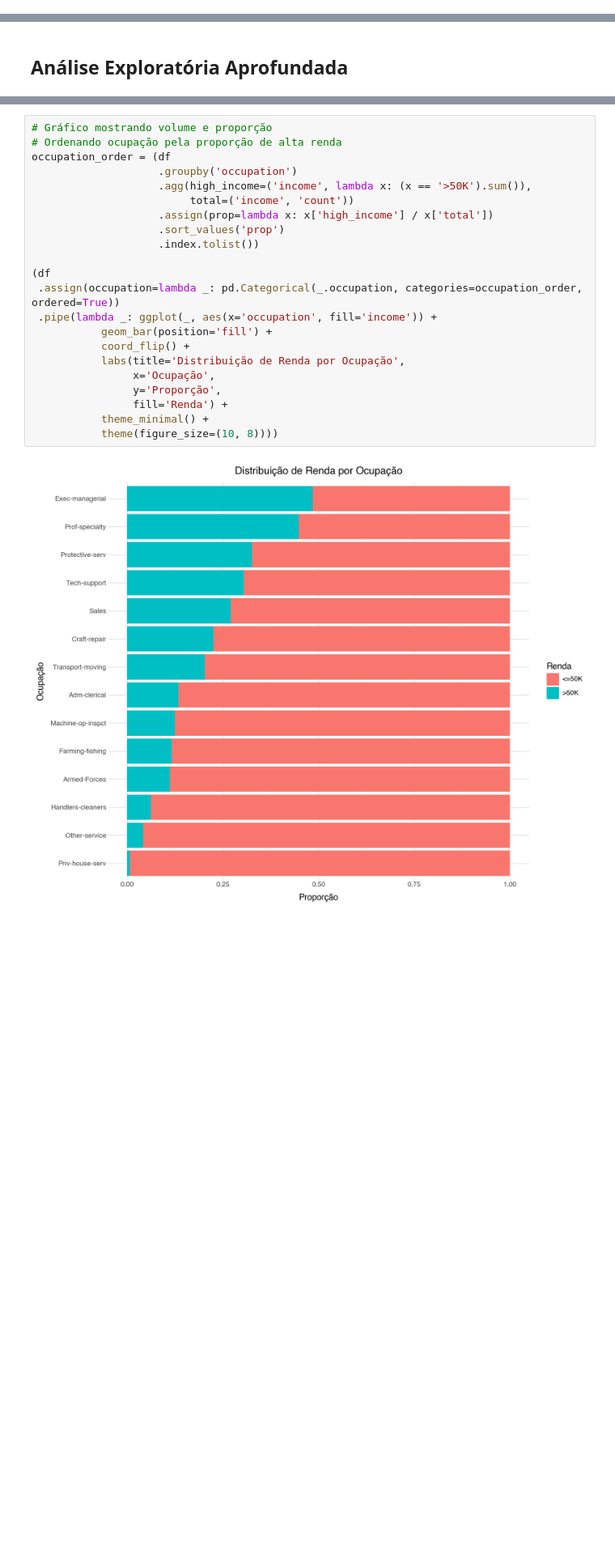
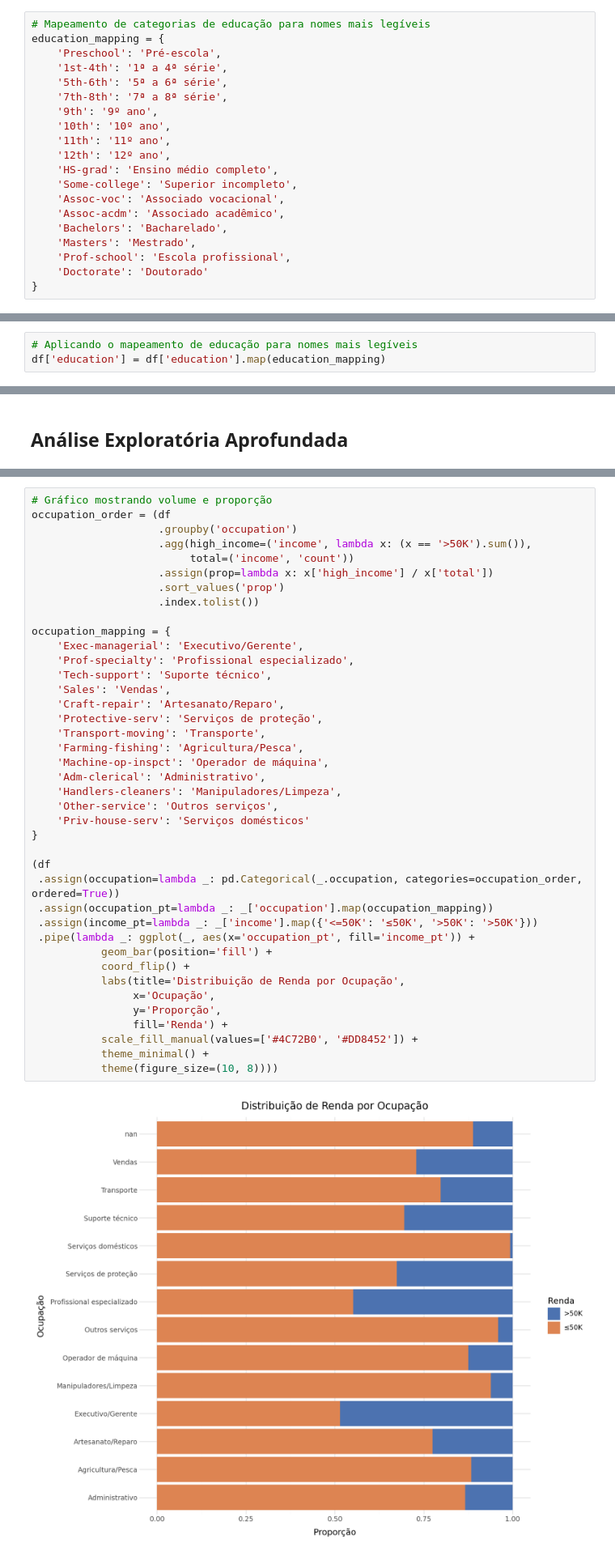
Before and after one commit to vivsoliveira/Adult-Census-Income, a Jupyter notebook: main.ipynb, the cells around one changed output, grey strips where cells are left out. Shown at 81% size. Cells and saved outputs as stored; diff of their text form; blank space fills up the shorter version.

```diff
--- a/main.ipynb
+++ b/main.ipynb
@@ -33,6 +33,26 @@ df.head()
 | 2 | 66 | ? | 186061 | Some-college | 10 | Widowed | ? | Unmarried | ... |
 | 3 | 54 | Private | 140359 | 7th-8th | 4 | Divorced | Machine-op-inspct | Unmarried | ... |
 | 4 | 41 | Private | 264663 | Some-college | 10 | Separated | Prof-specialty | Own-child | ... |
+# %%
+# Mapeamento de categorias de educação para nomes mais legíveis
+education_mapping = {
+    'Preschool': 'Pré-escola',
+    '1st-4th': '1ª a 4ª série',
+    '5th-6th': '5ª a 6ª série',
+    '7th-8th': '7ª a 8ª série',
+    '9th': '9º ano',
+    '10th': '10º ano',
+    '11th': '11º ano',
+    '12th': '12º ano',
+    'HS-grad': 'Ensino médio completo',
+    'Some-college': 'Superior incompleto',
+    'Assoc-voc': 'Associado vocacional',
+    'Assoc-acdm': 'Associado acadêmico',
+    'Bachelors': 'Bacharelado',
+    'Masters': 'Mestrado',
+    'Prof-school': 'Escola profissional',
+    'Doctorate': 'Doutorado'
+}
 # %%
 df.info()
 # %% [output]
@@ -182,0 +204,3 @@ Dados mantidos: 92.6%
+# %%
+# Aplicando o mapeamento de educação para nomes mais legíveis
+df['education'] = df['education'].map(education_mapping)
@@ -508,27 +723,45 @@ occupation_prop
 # %%
 # Gráfico mostrando volume e proporção
-# Ordenando ocupação pela proporção de alta renda
 occupation_order = (df
                     .groupby('occupation')
                     .agg(high_income=('income', lambda x: (x == '>50K').sum()),
                          total=('income', 'count'))
                     .assign(prop=lambda x: x['high_income'] / x['total'])
                     .sort_values('prop')
                     .index.tolist())
 
+occupation_mapping = {
+    'Exec-managerial': 'Executivo/Gerente',
+    'Prof-specialty': 'Profissional especializado',
+    'Tech-support': 'Suporte técnico',
+    'Sales': 'Vendas',
+    'Craft-repair': 'Artesanato/Reparo',
+    'Protective-serv': 'Serviços de proteção',
+    'Transport-moving': 'Transporte',
+    'Farming-fishing': 'Agricultura/Pesca',
+    'Machine-op-inspct': 'Operador de máquina',
+    'Adm-clerical': 'Administrativo',
+    'Handlers-cleaners': 'Manipuladores/Limpeza',
+    'Other-service': 'Outros serviços',
+    'Priv-house-serv': 'Serviços domésticos'
+}
+
 (df
  .assign(occupation=lambda _: pd.Categorical(_.occupation, categories=occupation_order, ordered=True))
- .pipe(lambda _: ggplot(_, aes(x='occupation', fill='income')) +
+ .assign(occupation_pt=lambda _: _['occupation'].map(occupation_mapping))
+ .assign(income_pt=lambda _: _['income'].map({'<=50K': '≤50K', '>50K': '>50K'}))
+ .pipe(lambda _: ggplot(_, aes(x='occupation_pt', fill='income_pt')) +
            geom_bar(position='fill') +
            coord_flip() +
            labs(title='Distribuição de Renda por Ocupação',
                 x='Ocupação',
                 y='Proporção',
                 fill='Renda') +
+           scale_fill_manual(values=['#4C72B0', '#DD8452']) +
            theme_minimal() +
            theme(figure_size=(10, 8))))
 # %% [output]
-[figure, old version]
+[figure, new version]
 # %% [markdown]
 **Interpretação:**
 
```
Also changed, not shown: parts of 42 cells of this notebook.
